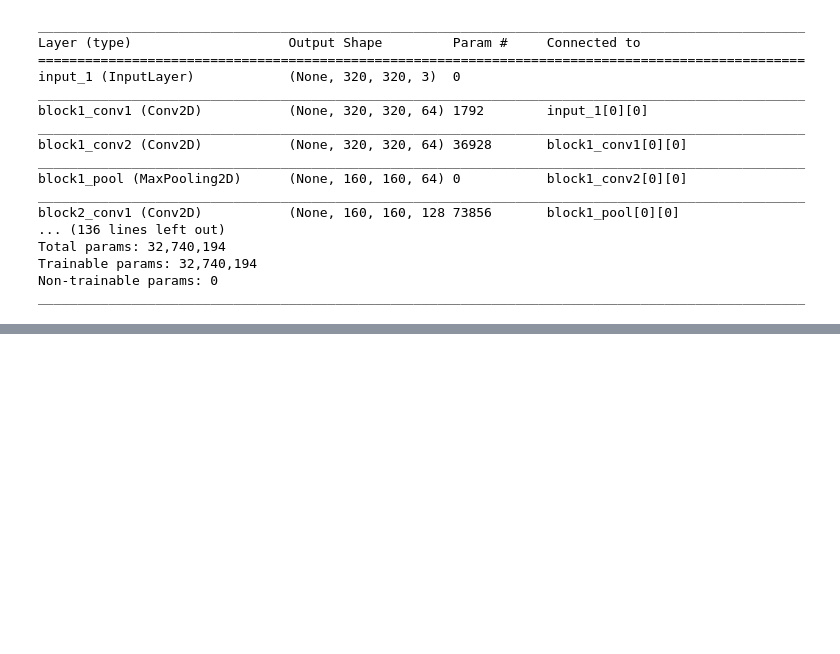
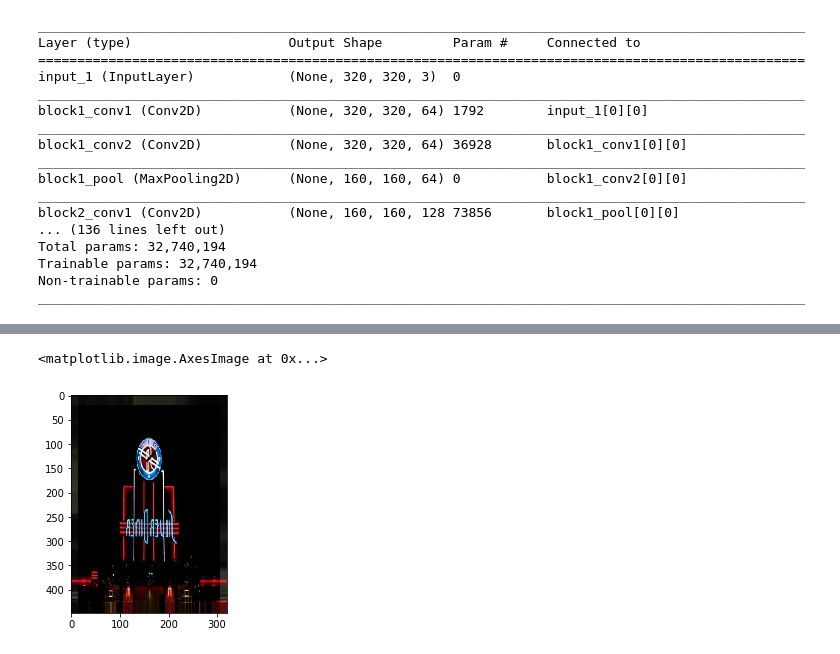
Before and after one commit to thalvadzhi/ImageMattingThesis, a Jupyter notebook: notebooks/saliency/HED with short connections.ipynb, the cells around one changed output, grey strips where cells are left out. Saved outputs shown, nothing was run; the diff lists cells and outputs as text; code cells hidden in the pictures; blank space fills up the shorter version.

Commit message:
Add code to train saliency model

```diff
--- a/notebooks/saliency/HED with short connections.ipynb
+++ b/notebooks/saliency/HED with short connections.ipynb
@@ -263,0 +271,2 @@ plot_model(model, to_file="hed_short_conn.png")
+# %%
+train_gen, test_gen = get_data_generators()
@@ -263,0 +278,2 @@ plot_model(model, to_file="hed_short_conn.png")
+# %%
+x=next(train_gen)
@@ -263,0 +302,5 @@ plot_model(model, to_file="hed_short_conn.png")
+# %%
+imshow(x[0][0].astype(np.uint8))
+# %% [output]
+<matplotlib.image.AxesImage at 0x...>
+[figure, added]
```
Also changed, not shown: parts of 12 cells of this notebook, 12 other files.
